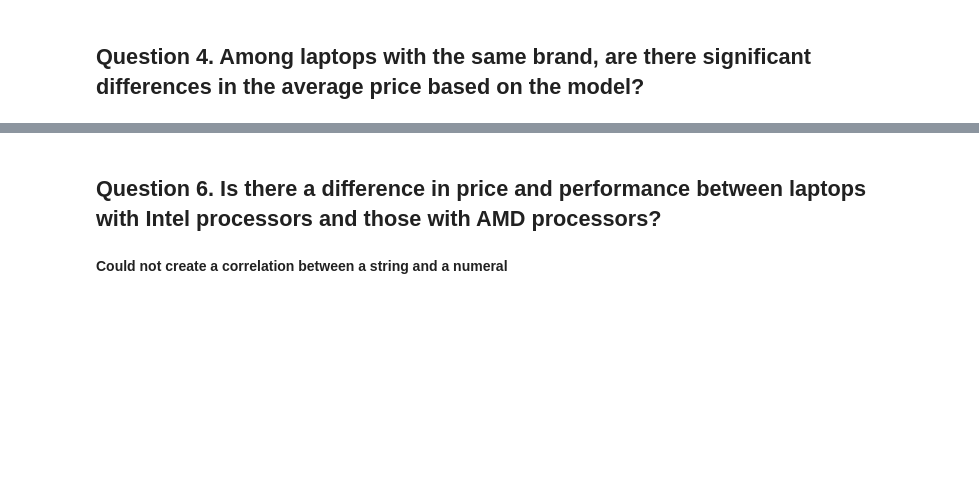
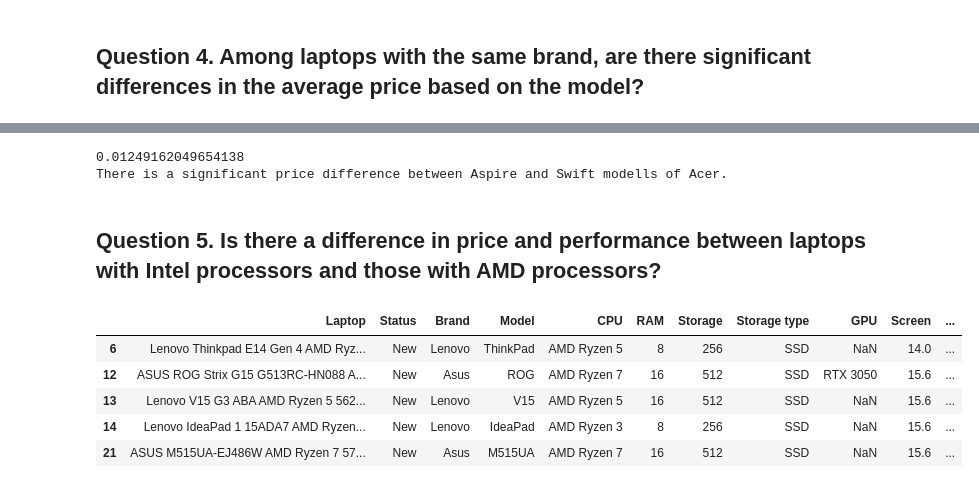
Before and after one commit to Jimmoh/Laptops, a Jupyter notebook: laptops.ipynb, the cells around one changed output, grey strips where cells are left out. Saved outputs shown, nothing was run; the diff lists cells and outputs as text; code cells hidden in the pictures; blank space fills up the shorter version.

```diff
--- a/laptops.ipynb
+++ b/laptops.ipynb
@@ -435,4 +461,31 @@ There is a significant price difference between laptops with touchscreens and th
+# %%
+# Perform an independent t-test
+t_statistic, p_value = ttest_ind(df_Aspire['Final Price'], df_Swift['Final Price'], equal_var=False)
+
+print(p_value)
+# Define a significance level (e.g., 0.05)
+alpha = 0.05
+
+# Compare the p-value with the significance level
+if p_value < alpha:
+    print("There is a significant price difference between Aspire and Swift modells of Acer.")
+else:
+    print("There is no significant price difference between Aspire and Swift modells of Acer.")
+#Check and try with Anova
+# %% [output]
+0.01249162049654138
+There is a significant price difference between Aspire and Swift modells of Acer.
 # %% [markdown]
-## Question 6. Is there a difference in price and performance between laptops with Intel processors and those with AMD processors?
+## Question 5. Is there a difference in price and performance between laptops with Intel processors and those with AMD processors?
-# %% [markdown]
-**Could not create a correlation between a string and a numeral**
+# %%
+intel_df = df[df['CPU'].str.startswith('Intel')]
+amd_df = df[df['CPU'].str.startswith('AMD')]
+
+amd_df.head()
+# %% [output]
+|  | Laptop | Status | Brand | Model | CPU | RAM | Storage | Storage type | GPU | Screen | ... |
+| 6 | Lenovo Thinkpad E14 Gen 4 AMD Ryz... | New | Lenovo | ThinkPad | AMD Ryzen 5 | 8 | 256 | SSD | NaN | 14.0 | ... |
+| 12 | ASUS ROG Strix G15 G513RC-HN088 A... | New | Asus | ROG | AMD Ryzen 7 | 16 | 512 | SSD | RTX 3050 | 15.6 | ... |
+| 13 | Lenovo V15 G3 ABA AMD Ryzen 5 562... | New | Lenovo | V15 | AMD Ryzen 5 | 16 | 512 | SSD | NaN | 15.6 | ... |
+| 14 | Lenovo IdeaPad 1 15ADA7 AMD Ryzen... | New | Lenovo | IdeaPad | AMD Ryzen 3 | 8 | 256 | SSD | NaN | 15.6 | ... |
+| 21 | ASUS M515UA-EJ486W AMD Ryzen 7 57... | New | Asus | M515UA | AMD Ryzen 7 | 16 | 512 | SSD | NaN | 15.6 | ... |
```
Also changed, not shown: parts of 8 cells of this notebook.
